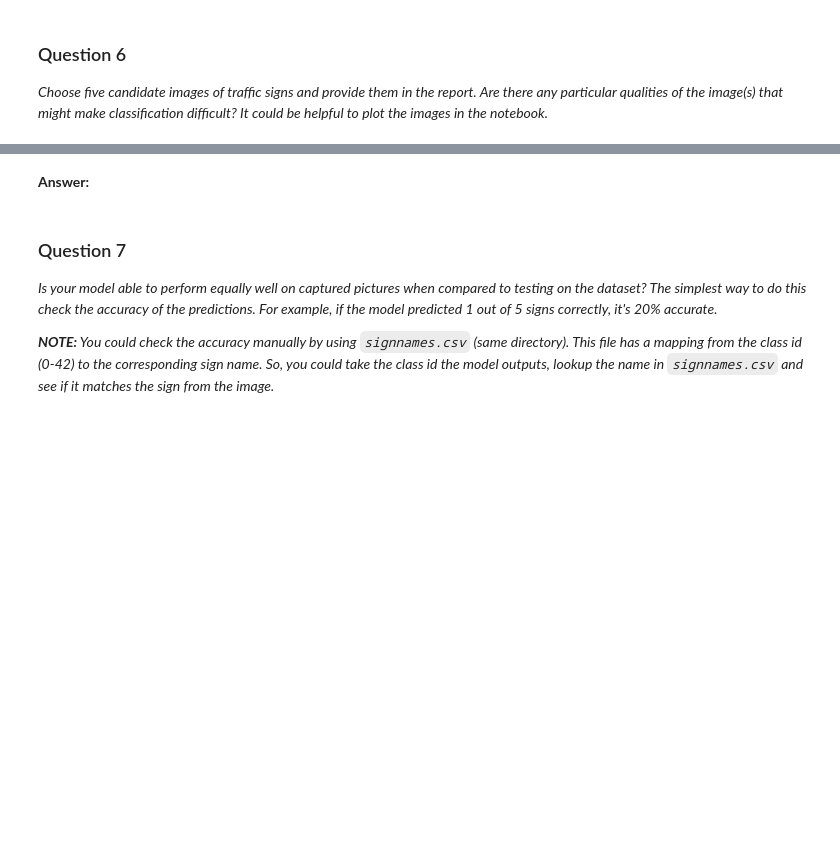
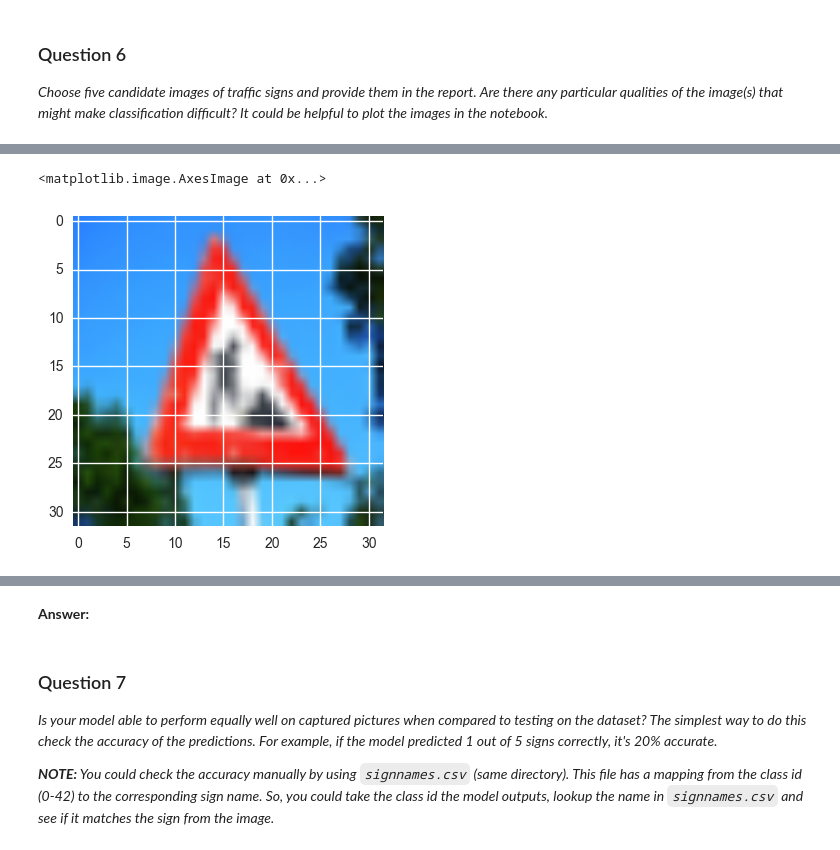
Before and after one commit to tfolkman/self-driving-car-nd, a Jupyter notebook: CarND-Traffic-Sign-Classifier-Project/Traffic_Sign_Classifier.ipynb, the cells around one changed output, grey strips where cells are left out. Drawn from its saved outputs; the diff is of its cells as text; code cells hidden in the pictures; blank space fills up the shorter version.

```diff
--- a/CarND-Traffic-Sign-Classifier-Project/Traffic_Sign_Classifier.ipynb
+++ b/CarND-Traffic-Sign-Classifier-Project/Traffic_Sign_Classifier.ipynb
@@ -422,0 +436,5 @@ _Choose five candidate images of traffic signs and provide them in the report. A
+# %%
+plt.imshow(sign_3)
+# %% [output]
+<matplotlib.image.AxesImage at 0x...>
+[figure, added]
```
Also changed, not shown: parts of 15 cells of this notebook, 6 other files.
